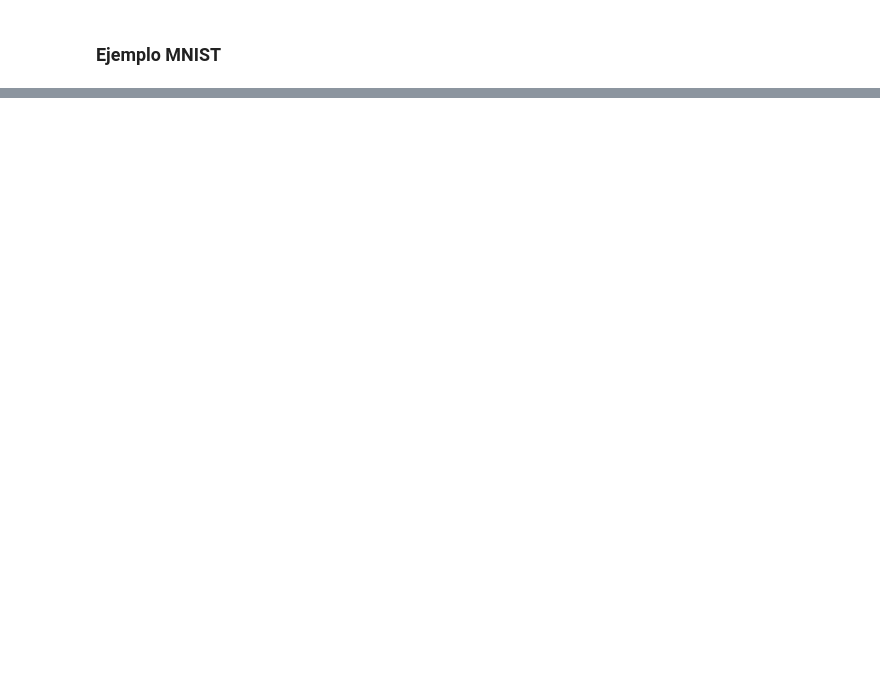
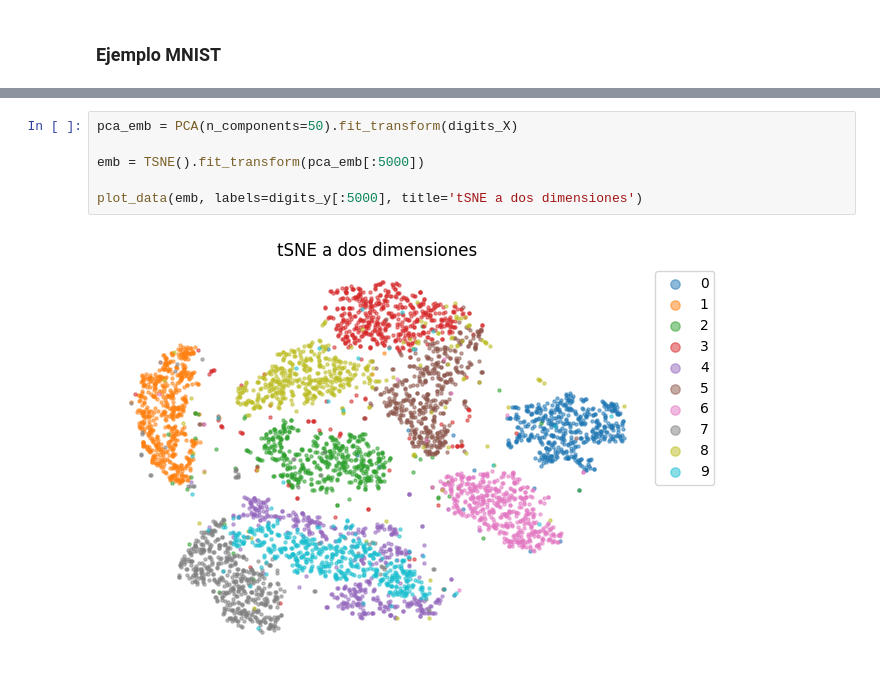
Before and after one commit to ucseml-team/machine-learning-course, a Jupyter notebook: dimensionality_reduction.ipynb, the cells around one changed output, grey strips where cells are left out. Drawn from its saved outputs; the diff is of its cells as text; blank space fills up the shorter version.

```diff
--- a/dimensionality_reduction.ipynb
+++ b/dimensionality_reduction.ipynb
@@ -145,0 +147,8 @@ plot_data(emb, labels=digits_y, title='UMAP a dos dimensiones')
+# %%
+pca_emb = PCA(n_components=50).fit_transform(digits_X)
+
+emb = TSNE().fit_transform(pca_emb[:5000])
+
+plot_data(emb, labels=digits_y[:5000], title='tSNE a dos dimensiones')
+# %% [output]
+[figure, added]
```
Also changed, not shown: parts of 10 cells of this notebook, 1 other file.
